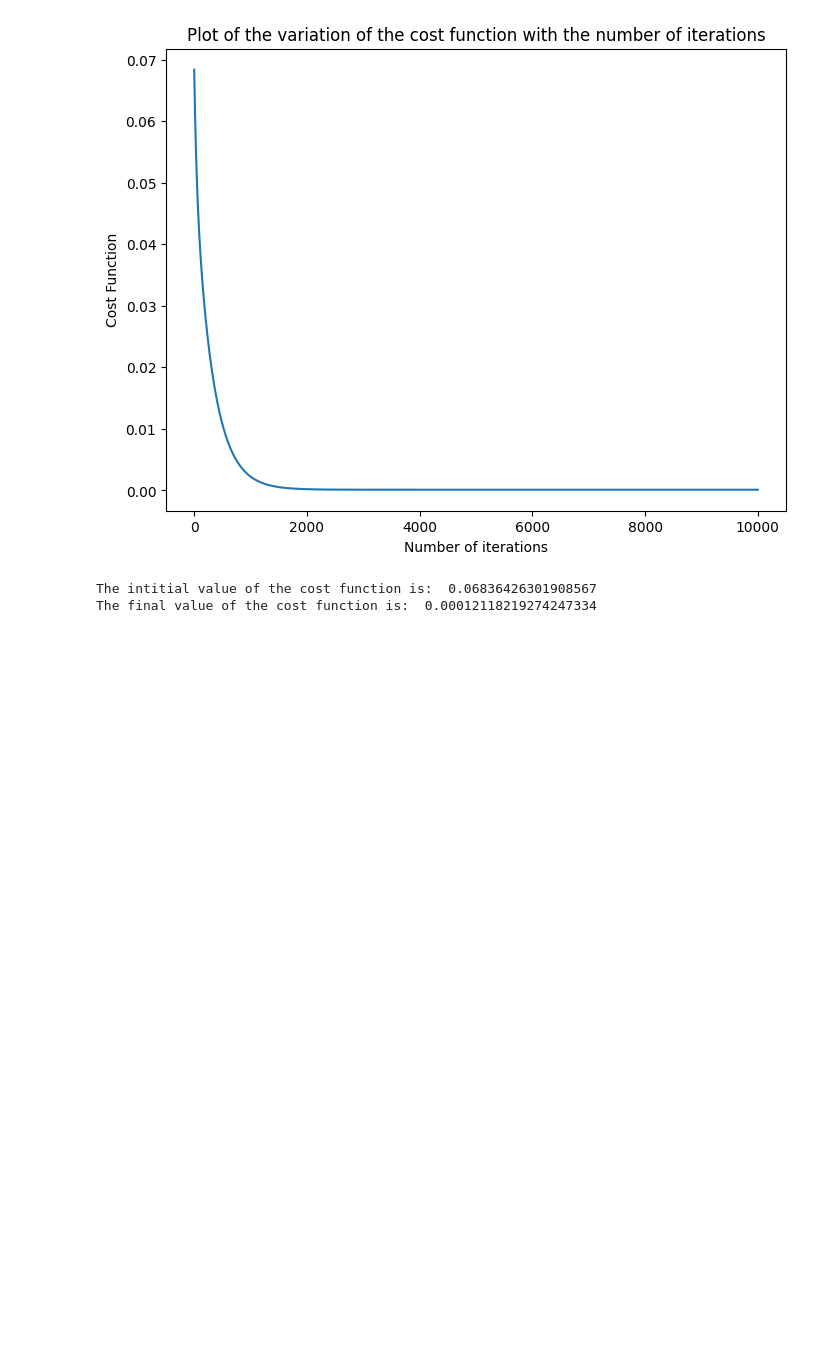
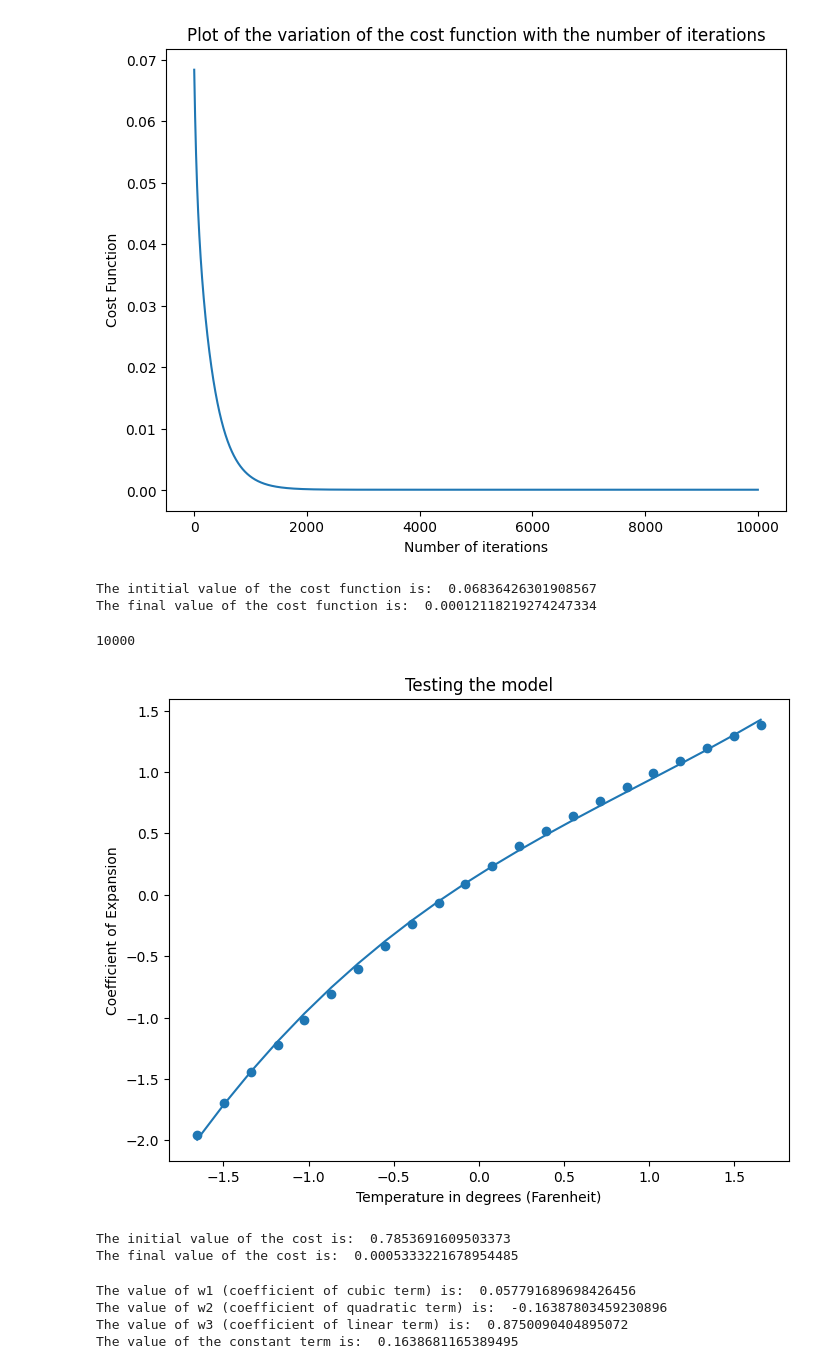
Before and after one commit to sp2005-im/Machine-Learning-Basics-Regression-And-Classification, a Jupyter notebook: Regression.ipynb, the cells around one changed output. Cells and saved outputs as stored; diff of their text form; code cells hidden in the pictures; blank space fills up the shorter version.

```diff
--- a/Regression.ipynb
+++ b/Regression.ipynb
@@ -118,11 +118,14 @@ def gradient_descent(w1,w2,b,x,y,alpha = 0.1,num_iter = 10000):
   b = -0.25
   m = x.shape[0]
   cost_history = []
+  threshold = 2e-5
   for i in range(num_iter):
     j,dj_dw1,dj_dw2,dj_db = cost_gradient_calculator(w1,w2,b,x,y)
     w1-=alpha*dj_dw1
     w2-=alpha*dj_dw2
     b-=alpha*dj_db
+    if j<=threshold:
+      break
     cost_history.append(j)
   return w1,w2,b,cost_history
 # %%
@@ -176,0 +189,62 @@ The final value of the cost function is:  0.00012118219274247334
+# %%
+def gradient_descent_third(w1, w2, w3, b, x, y, alpha=0.1, num_iter=10000):
+  cost_history = []
+
+  for i in range(num_iter):
+    j, dj_dw1, dj_dw2, dj_dw3, dj_db = cost_gradient_calculator_third(w1, w2, w3, b, x, y)
+
+    # Update weights and bias
+    w1 -= alpha * dj_dw1
+    w2 -= alpha * dj_dw2
+    w3 -= alpha * dj_dw3
+    b -= alpha * dj_db
+    threshold = 2e-5 #Definining a threshold so that the loop can be terminated in case cost function value goes down below the threshold
+    if j <= threshold:
+      break
+    cost_history.append(j)
+
+    '''
+    # Optionally, print cost every 1000 iterations to track progress
+    if i % 1000 == 0:
+      print(f"Iteration {i}: Cost = {j:.6f}")
+    '''
+
+  return w1, w2, w3, b, cost_history
+# %%
+#Initialize values
+w1, w2, w3, b = -0.24, 0.36, 0.47, -1.00
+cost_history_third = []
+# %%
+#Get updated values using the function
+w1, w2, w3, b, cost_history_third = gradient_descent_third(w1,w2,w3,b,x1,y1,alpha=0.001,num_iter = 10000)
+# %%
+len(cost_history_third)
+# %% [output]
+10000
+# %%
+y_hat_3 = w1*(x1**3)+w2*(x1**2) + w3*x1 + b
+plt.figure(figsize = (8,6))
+plt.scatter(x1,y1)
+plt.plot(x1,y_hat_3)
+plt.xlabel('Temperature in degrees (Farenheit)')
+plt.ylabel('Coefficient of Expansion')
+plt.title('Testing the model')
+plt.show()
+# %% [output]
+[figure, added]
+# %%
+print("The initial value of the cost is: ", cost_history_third[0])
+print("The final value of the cost is: ", cost_history_third[len(cost_history_third)-1])
+# %% [output]
+The initial value of the cost is:  0.7853691609503373
+The final value of the cost is:  0.0005333221678954485
+# %%
+print("The value of w1 (coefficient of cubic term) is: ",w1)
+print("The value of w2 (coefficient of quadratic term) is: ",w2)
+print("The value of w3 (coefficient of linear term) is: ",w3)
+print("The value of the constant term is: ",b)
+# %% [output]
+The value of w1 (coefficient of cubic term) is:  0.057791689698426456
+The value of w2 (coefficient of quadratic term) is:  -0.16387803459230896
+The value of w3 (coefficient of linear term) is:  0.8750090404895072
+The value of the constant term is:  0.1638681165389495
```
Also changed, not shown: parts of 4 cells of this notebook.
